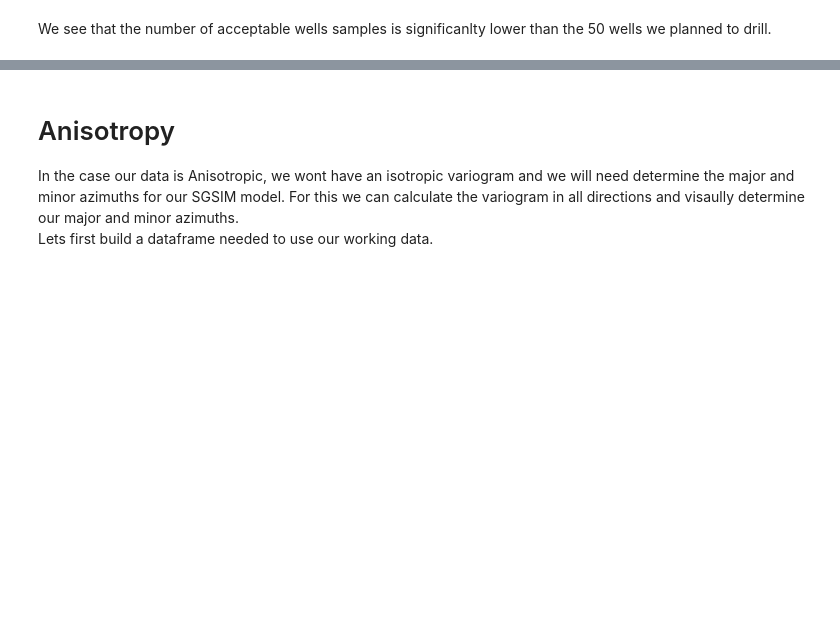
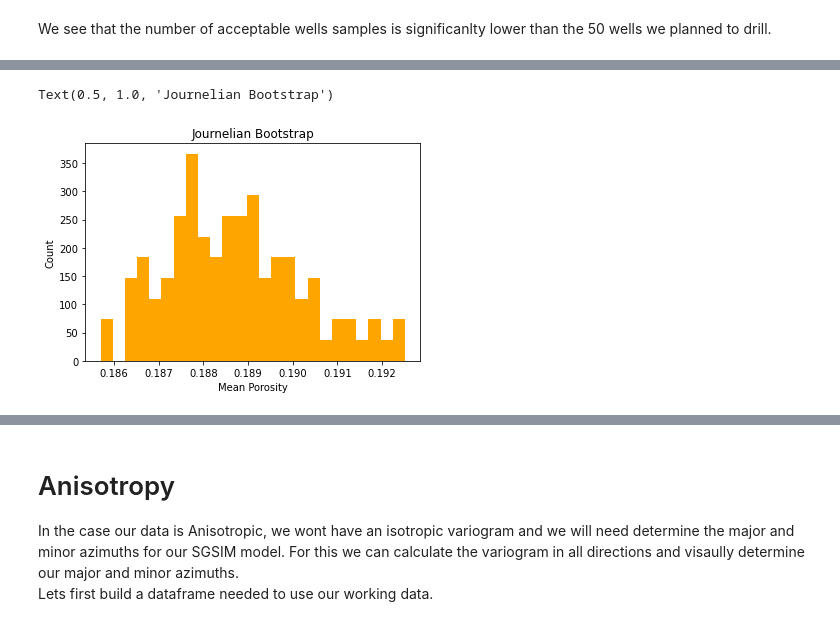
Before and after one commit to AdrianSalinas98/Petroleum-Engineering-Repository, a Jupyter notebook: Sequential Gaussian Simulation with Imposed Strategy Bootstrap.ipynb, the cells around one changed output, grey strips where cells are left out. Saved outputs shown, nothing was run; the diff lists cells and outputs as text; code cells hidden in the pictures; blank space fills up the shorter version.

```diff
--- a/Sequential Gaussian Simulation with Imposed Strategy Bootstrap.ipynb
+++ b/Sequential Gaussian Simulation with Imposed Strategy Bootstrap.ipynb
@@ -828,0 +869,71 @@ Both approaches created multiple unique SGSIM realizations to sample from and ge
+# %%
+SGSIMreals = 0   #of SGSIM Models for a distribution
+ndata = 50
+sample_array = sim_sk.flatten()
+
+#take the SGSIM code(minus visualization) from above and work it into a loop for automation.
+
+wells_threshold = np.array([])
+drill_loc = np.array([])
+seeds = 0
+for i in range(0,50):                                   #drill 50 wells in the same location so we store this in 'drill_loc'
+    index = int(np.random.randint(0,len(sample_array))) #pull from entire 10,000 data points of SGSIM model
+    drill_loc = np.append(drill_loc,index)
+
+while SGSIMreals < 5:           #number of isotropic SGSIM models for global distribution
+    SGSIMreals += 1
+
+    nx = 100; ny = 100; xsiz = 100.0; ysiz = 100.0; xmn = 5.0; ymn = 5.0; nxdis = 1; nydis = 1
+    ndmin = 0; ndmax = 10; radius = 400; skmean = 0
+    vario = GSLIB.make_variogram(nug=0.0,nst=1,it1=1,cc1=1.0,azi1=45.0,hmaj1=1000,hmin1=1000)
+    tmin = -999; tmax = 999
+
+#SGSIM model
+    seeds += 1
+    sim_sk = geostats.sgsim(df_iso,'X','Y','porosity',wcol=-1,scol=-1,tmin=tmin,tmax=tmax,itrans=1,ismooth=0,dftrans=0,tcol=0,
+                twtcol=0,zmin=0.0,zmax=0.3,ltail=1,ltpar=0.0,utail=1,utpar=0.3,nsim=1,
+                nx=nx,xmn=xmn,xsiz=xsiz,ny=ny,ymn=ymn,ysiz=ysiz,seed=seeds,
+                ndmin=ndmin,ndmax=ndmax,nodmax=10,mults=0,nmult=2,noct=-1,radius=radius,radius1=1,sang1=0,
+                mxctx=10,mxcty=10,ktype=0,colocorr=0.0,sec_map=0,vario=vario)
+
+
+    sample_array = sim_sk.flatten()
+    sampy = sample_array[50]
+    print('sampy: ', sampy)
+    print('len', len(sample_array))
+    print('drill_loc ',drill_loc)
+
+
+#----------------------------------------inserted threshold
+    for i in range(0,len(drill_loc)):
+        index1 = int(drill_loc[i])
+        if sample_array[index1] >= threshold_por:          #if a good well, sample stored for bootstrap
+            wells_threshold = np.append(wells_threshold,sample_array[index1])
+    print('# wells ',len(wells_threshold))
+    print(wells_threshold)
+#----------------------------------------
+
+# by now we have our global distribution of wells drilled in multiple SGSIM models at the same locations
+# now perform bootstrap
+
+mean_por_standard_threshold = np.array([])
+n = 0
+while n < 100:                                     #n realizations (number of times sample 250 wells)
+    n+=1
+    samples = np.array([])
+    for i in range(0,len(wells_threshold)):
+        index = np.random.randint(0,len(wells_threshold))
+        samples = np.append(samples,wells_threshold[index])  #builds 1 full realization of all wells
+    mean = np.mean(samples)
+    mean_por_standard_threshold = np.append(mean_por_standard_threshold,mean)
+
+print('bins ',len(mean_por_standard_threshold))
+#Visualize
+
+bins = 25
+plt.subplot(1,1,1)
+n, bins,patches = plt.hist(mean_por_standard_threshold,bins,facecolor = 'orange',density=True)
+plt.xlabel('Mean Porosity')
+plt.ylabel('Count')
+plt.title('Journelian Bootstrap')
+# %% [output]
@@ -828,0 +957,2 @@ Both approaches created multiple unique SGSIM realizations to sample from and ge
+Text(0.5, 1.0, 'Journelian Bootstrap')
+[figure, added]
```
Also changed, not shown: parts of 28 cells of this notebook.
